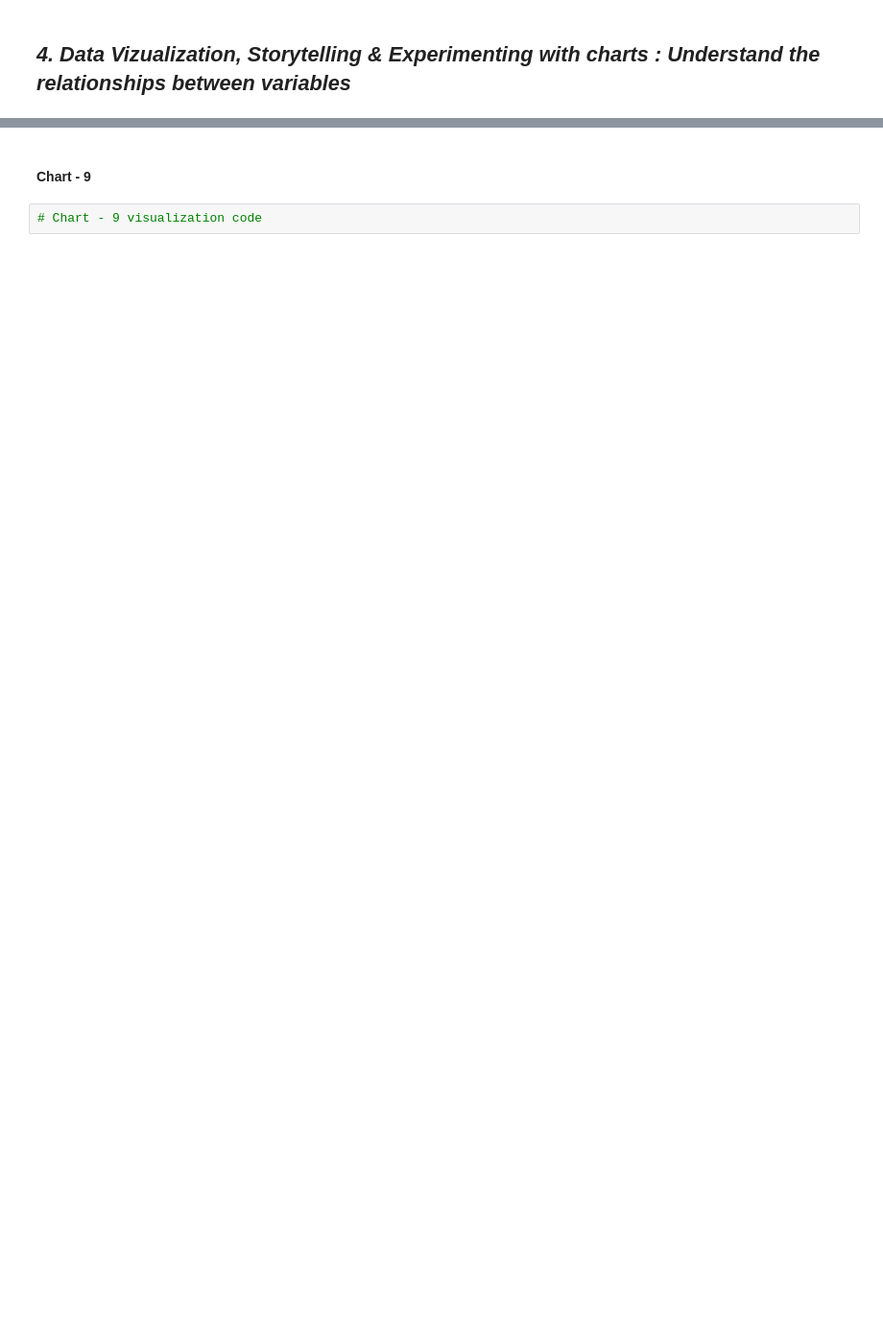
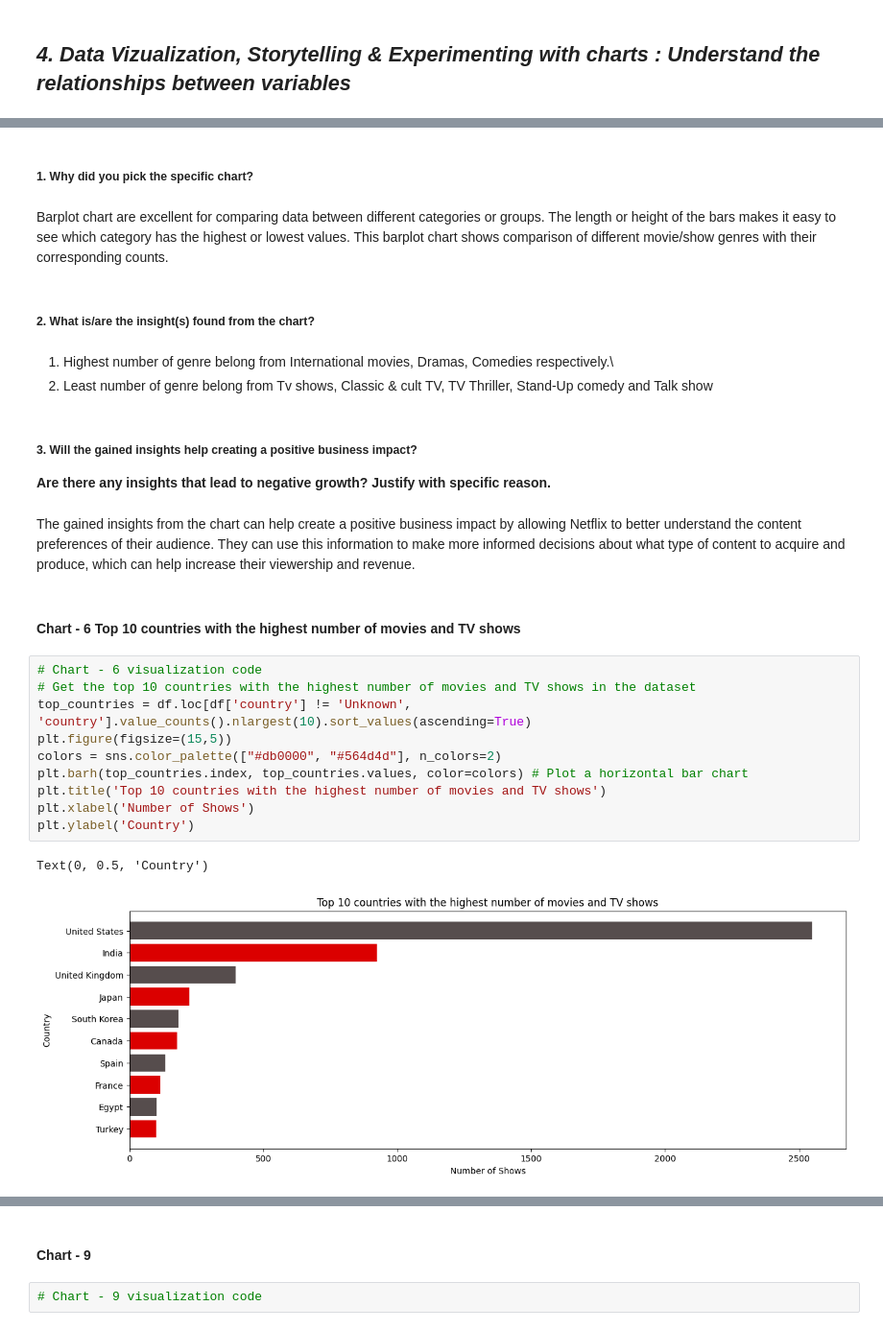
Before and after one commit to kapilkukreja469/NETFLIX_MOVIES_AND_TV_SHOWS_CLUSTERING, a Jupyter notebook: NETFLIX_MOVIES_AND_TV_SHOWS_CLUSTERING_by_kapil_kukreja.ipynb, the cells around one changed output, grey strips where cells are left out. Shown at 96% size. Saved outputs shown, nothing was run; the diff lists cells and outputs as text; blank space fills up the shorter version.

```diff
--- a/NETFLIX_MOVIES_AND_TV_SHOWS_CLUSTERING_by_kapil_kukreja.ipynb
+++ b/NETFLIX_MOVIES_AND_TV_SHOWS_CLUSTERING_by_kapil_kukreja.ipynb
@@ -511,0 +578,29 @@ Answer Here
+# %% [markdown]
+##### **1. Why did you pick the specific chart?**
+# %% [markdown]
+Barplot chart are excellent for comparing data between different categories or groups. The length or height of the bars makes it easy to see which category has the highest or lowest values. This barplot chart shows comparison of different movie/show genres with their corresponding counts.
+# %% [markdown]
+##### **2. What is/are the insight(s) found from the chart?**
+# %% [markdown]
+1) Highest number of genre belong from International movies, Dramas, Comedies respectively.\
+2) Least number of genre belong from Tv shows, Classic & cult TV, TV Thriller, Stand-Up comedy and Talk show
+# %% [markdown]
+##### **3. Will the gained insights help creating a positive business impact?**
+**Are there any insights that lead to negative growth? Justify with specific reason.**
+# %% [markdown]
+The gained insights from the chart can help create a positive business impact by allowing Netflix to better understand the content preferences of their audience. They can use this information to make more informed decisions about what type of content to acquire and produce, which can help increase their viewership and revenue.
+# %% [markdown]
+#### **Chart - 6 Top 10 countries with the highest number of movies and TV shows**
+# %%
+# Chart - 6 visualization code
+# Get the top 10 countries with the highest number of movies and TV shows in the dataset
+top_countries = df.loc[df['country'] != 'Unknown', 'country'].value_counts().nlargest(10).sort_values(ascending=True)
+plt.figure(figsize=(15,5))
+colors = sns.color_palette(["#db0000", "#564d4d"], n_colors=2)
+plt.barh(top_countries.index, top_countries.values, color=colors) # Plot a horizontal bar chart
+plt.title('Top 10 countries with the highest number of movies and TV shows')
+plt.xlabel('Number of Shows')
+plt.ylabel('Country')
+# %% [output]
+Text(0, 0.5, 'Country')
+[figure, added]
```
Also changed, not shown: parts of 148 cells of this notebook.
